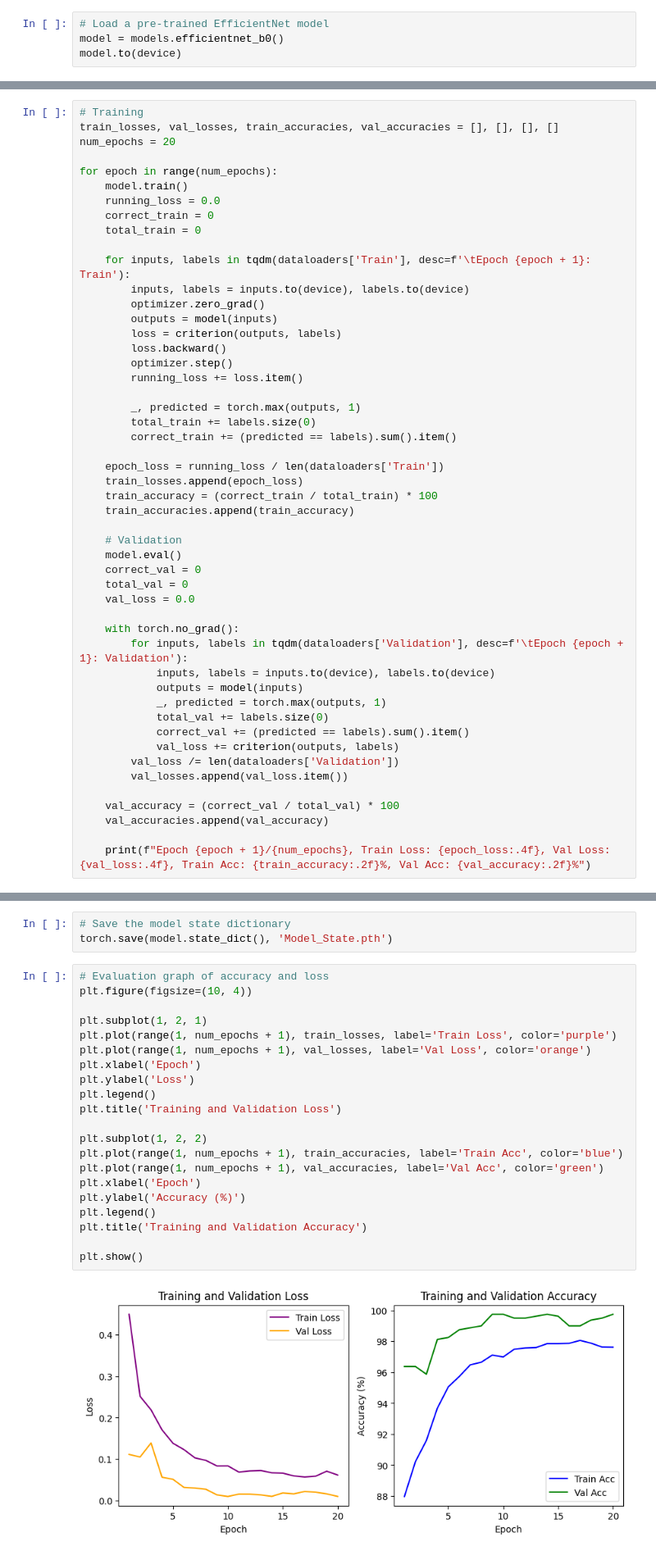
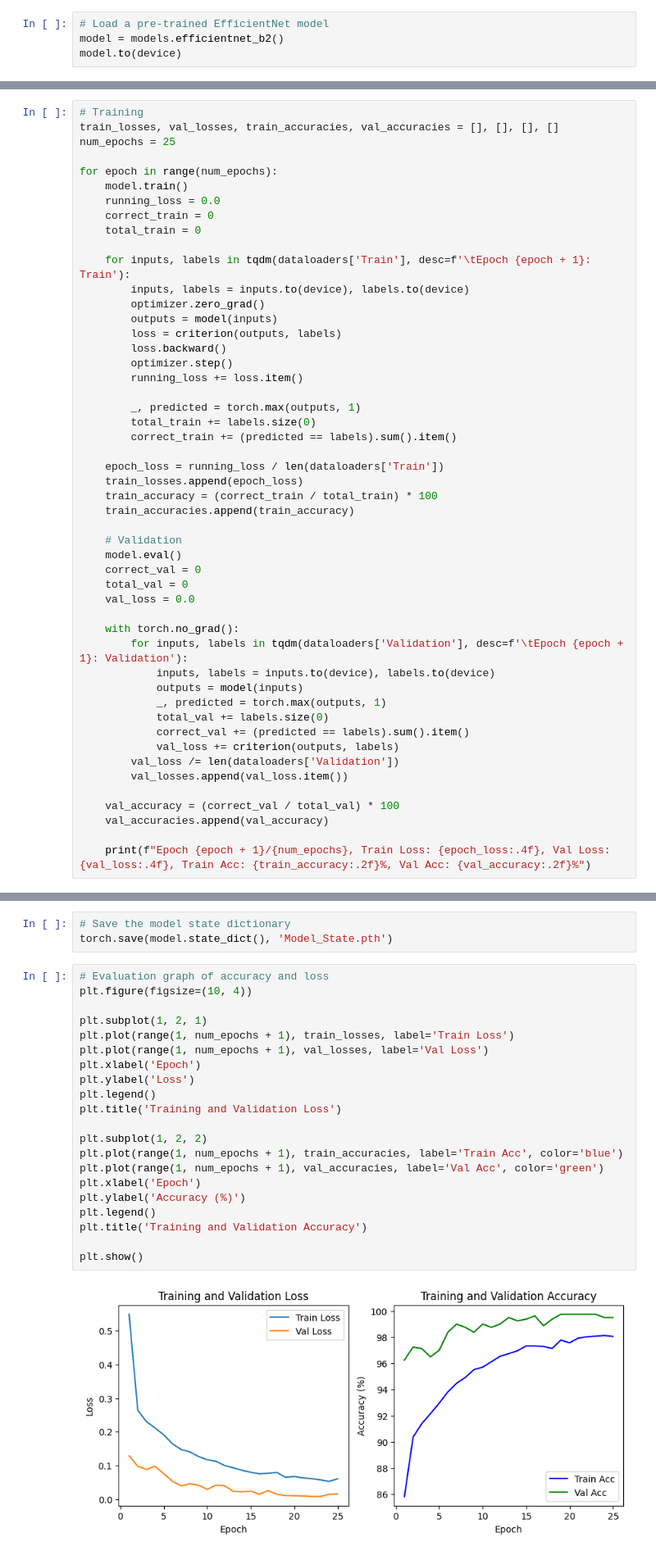
Before and after one commit to AhmedNasser1601/Face-Mask-Detection, a Jupyter notebook: Face-Mask-Detection.ipynb, the cells around one changed output, grey strips where cells are left out. Shown at 82% size. Drawn from its saved outputs; the diff is of its cells as text.

```diff
--- a/Face-Mask-Detection.ipynb
+++ b/Face-Mask-Detection.ipynb
@@ -37,7 +37,7 @@ image_datasets = {x: datasets.ImageFolder(os.path.join(data_dir, x), data_transf
 dataloaders = {x: torch.utils.data.DataLoader(image_datasets[x], batch_size=32, shuffle=True) for x in ['Train', 'Validation', 'Test']}
 # %%
 # Load a pre-trained EfficientNet model
-model = models.efficientnet_b0()
+model = models.efficientnet_b2()
 model.to(device)
 # %% [output]
 EfficientNet(
@@ -64,7 +64,7 @@ optimizer = torch.optim.Adam(model.parameters(), lr=0.001)
 # %%
 # Training
 train_losses, val_losses, train_accuracies, val_accuracies = [], [], [], []
-num_epochs = 20
+num_epochs = 25
 
 for epoch in range(num_epochs):
     model.train()
@@ -131,26 +131,26 @@ torch.save(model.state_dict(), 'Model_State.pth')
 # %%
 # Evaluation graph of accuracy and loss
 plt.figure(figsize=(10, 4))
 
 plt.subplot(1, 2, 1)
-plt.plot(range(1, num_epochs + 1), train_losses, label='Train Loss', color='purple')
-plt.plot(range(1, num_epochs + 1), val_losses, label='Val Loss', color='orange')
+plt.plot(range(1, num_epochs + 1), train_losses, label='Train Loss')
+plt.plot(range(1, num_epochs + 1), val_losses, label='Val Loss')
 plt.xlabel('Epoch')
 plt.ylabel('Loss')
 plt.legend()
 plt.title('Training and Validation Loss')
 
 plt.subplot(1, 2, 2)
 plt.plot(range(1, num_epochs + 1), train_accuracies, label='Train Acc', color='blue')
 plt.plot(range(1, num_epochs + 1), val_accuracies, label='Val Acc', color='green')
 plt.xlabel('Epoch')
 plt.ylabel('Accuracy (%)')
 plt.legend()
 plt.title('Training and Validation Accuracy')
 
 plt.show()
 # %% [output]
-[figure, old version]
+[figure, new version]
 # %%
 # Confusion Matrix
 model.eval()
```
Also changed, not shown: parts of 4 cells of this notebook.
